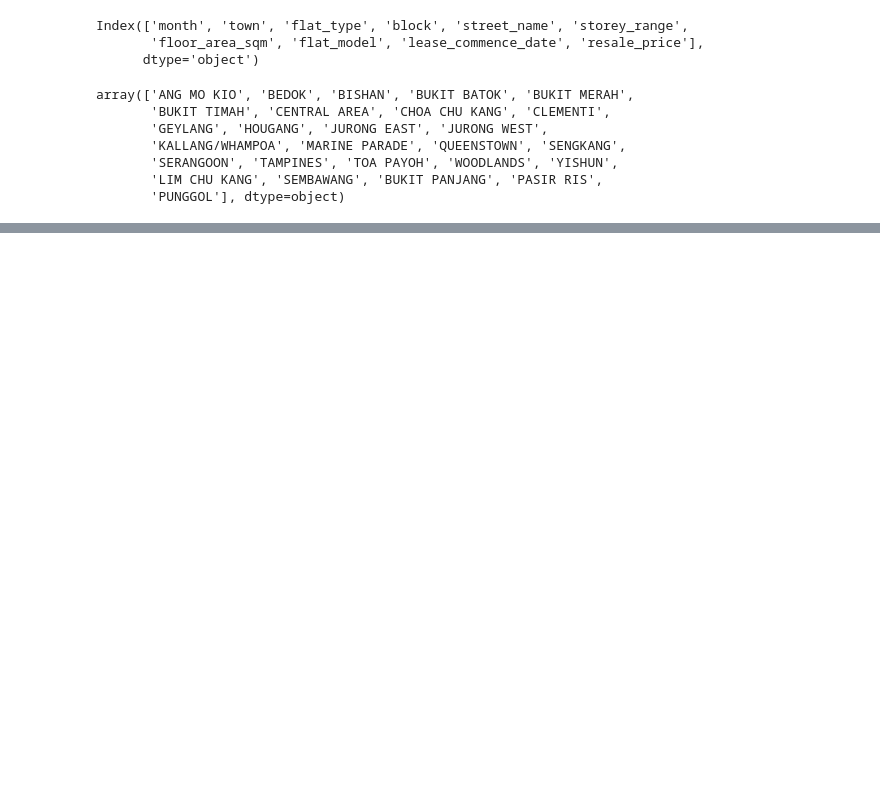
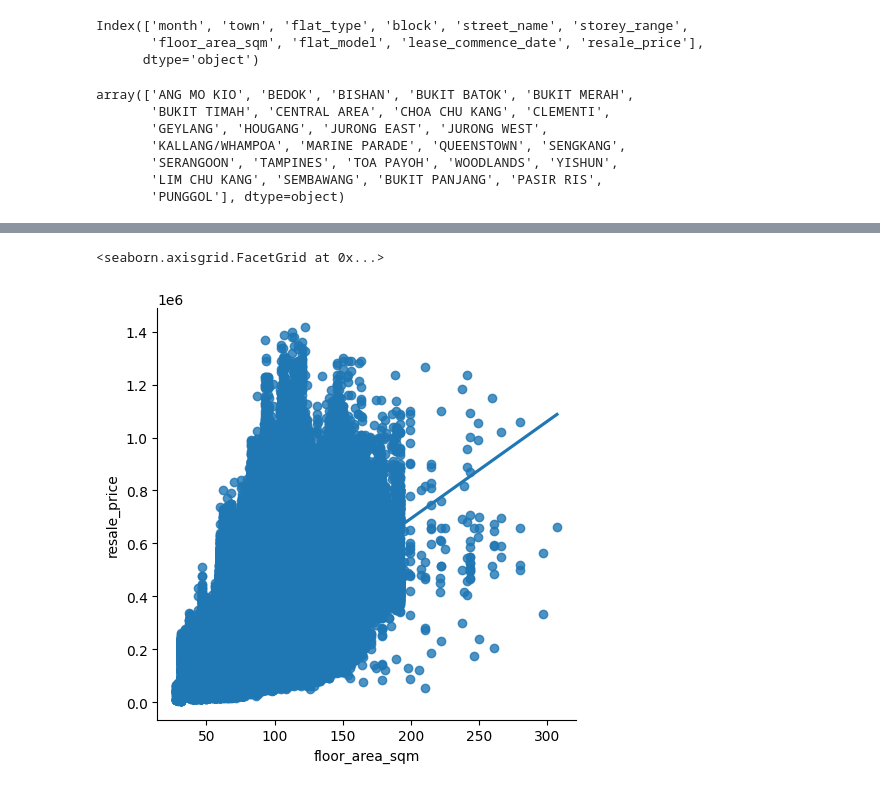
Before and after one commit to looics/sgHousePricing, a Jupyter notebook: sale.ipynb, the cells around one changed output, grey strips where cells are left out. Drawn from its saved outputs; the diff is of its cells as text; code cells hidden in the pictures; blank space fills up the shorter version.

```diff
--- a/sale.ipynb
+++ b/sale.ipynb
@@ -212,0 +263,5 @@ print(checkUniqueColumns(df,resale_2017,'street_name'))
+# %%
+sns.lmplot(data=df_1, y="resale_price", x="floor_area_sqm")
+# %% [output]
+<seaborn.axisgrid.FacetGrid at 0x...>
+[figure, added]
```
Also changed, not shown: parts of 70 cells of this notebook.
